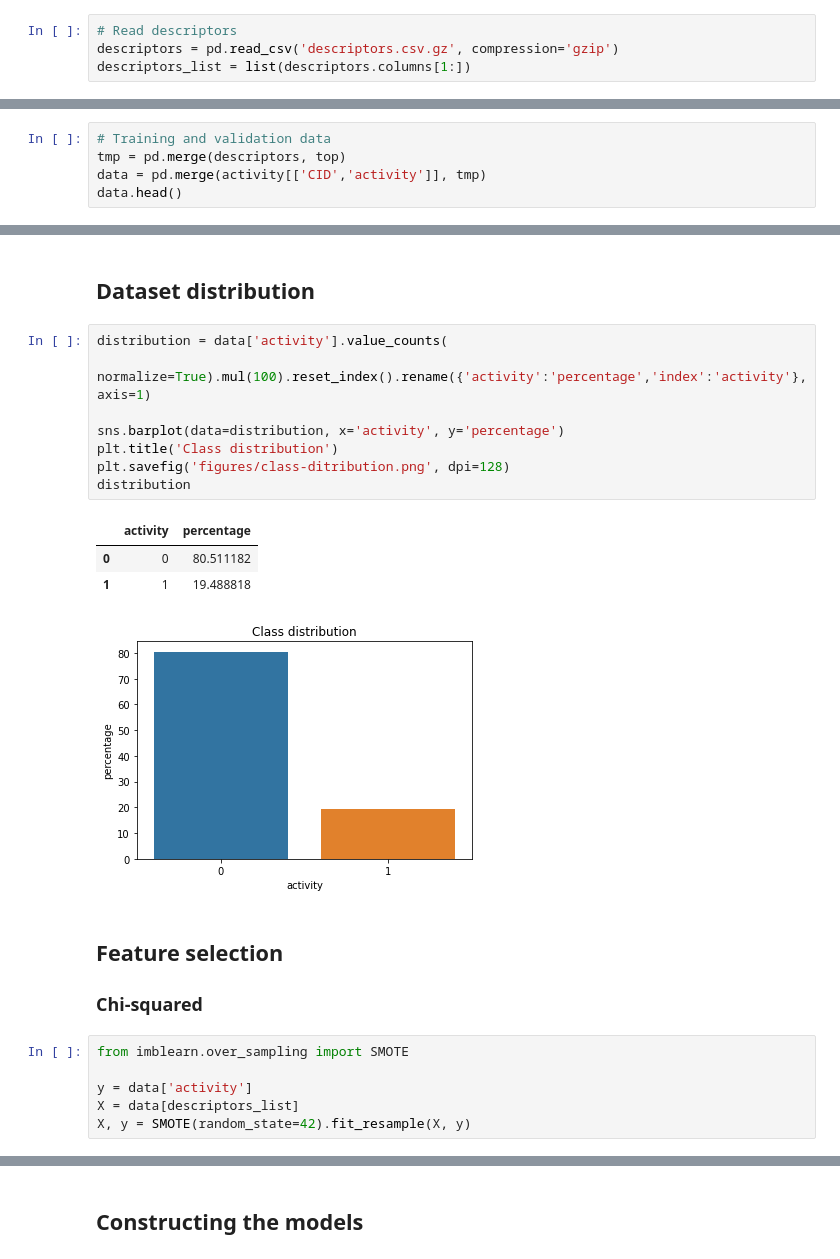
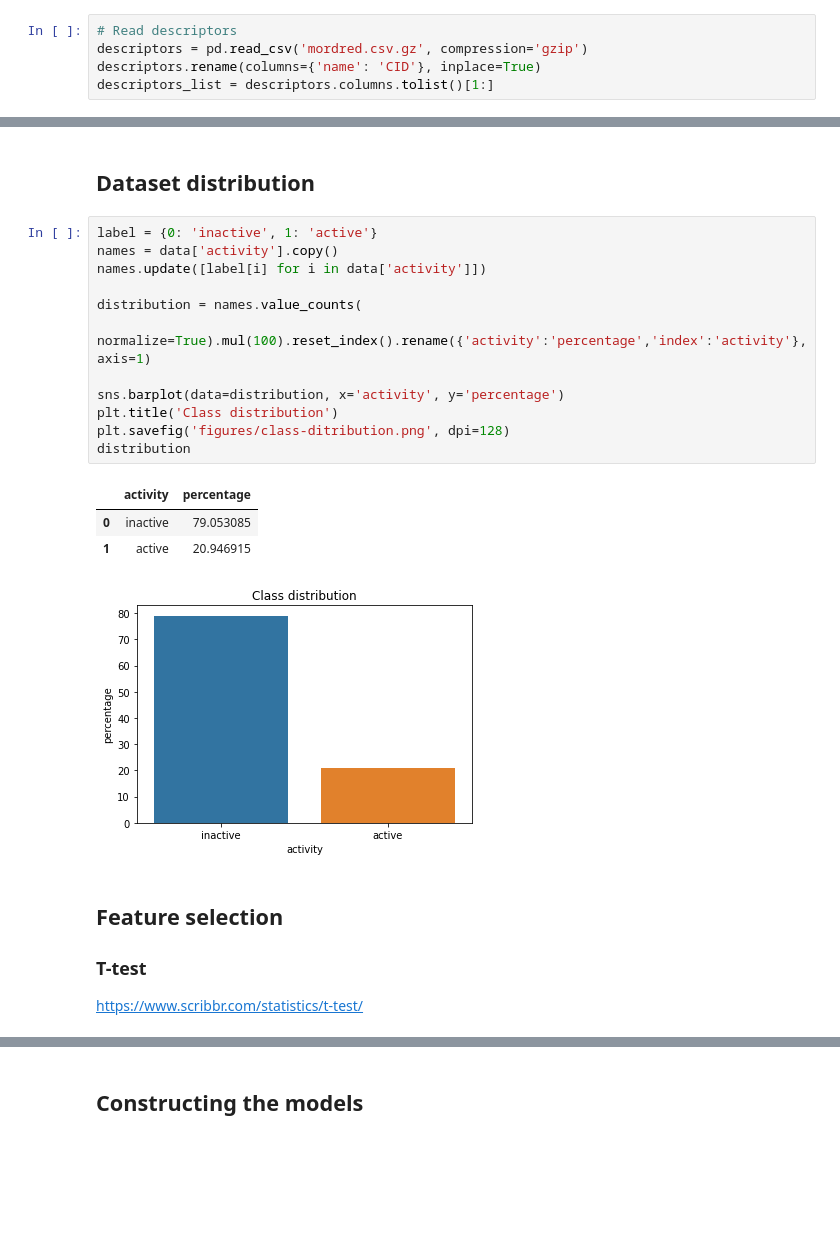
Before and after one commit to caiocrocha/SarsCov2Classifier, a Jupyter notebook: notebooks/ML.ipynb, the cells around one changed output, grey strips where cells are left out. Saved outputs shown, nothing was run; the diff lists cells and outputs as text; blank space fills up the shorter version.

Commit message:
Descritores do Mordred

```diff
--- a/notebooks/ML.ipynb
+++ b/notebooks/ML.ipynb
@@ -137,4 +108,5 @@ write_rdkit_descriptors(activity, 'descriptors.csv')
 # %%
 # Read descriptors
-descriptors = pd.read_csv('descriptors.csv.gz', compression='gzip')
-descriptors_list = list(descriptors.columns[1:])
+descriptors = pd.read_csv('mordred.csv.gz', compression='gzip')
+descriptors.rename(columns={'name': 'CID'}, inplace=True)
+descriptors_list = descriptors.columns.tolist()[1:]
@@ -174,5 +166,0 @@ top = pd.merge(top_qvina, top_plants)
-# %%
-# Training and validation data
-tmp = pd.merge(descriptors, top)
-data = pd.merge(activity[['CID','activity']], tmp)
-data.head()
@@ -188,26 +168,25 @@ data.head()
 <a id='distribution'></a>
 ## Dataset distribution
 # %%
-distribution = data['activity'].value_counts(
+label = {0: 'inactive', 1: 'active'}
+names = data['activity'].copy()
+names.update([label[i] for i in data['activity']])
+
+distribution = names.value_counts(
     normalize=True).mul(100).reset_index().rename({'activity':'percentage','index':'activity'}, axis=1)
 
 sns.barplot(data=distribution, x='activity', y='percentage')
 plt.title('Class distribution')
 plt.savefig('figures/class-ditribution.png', dpi=128)
 distribution
 # %% [output]
 |  | activity | percentage |
-| 0 | 0 | 80.511182 |
-| 1 | 1 | 19.488818 |
+| 0 | inactive | 79.053085 |
+| 1 | active | 20.946915 |
-[figure, old version]
+[figure, new version]
 # %% [markdown]
 <a id='feature'></a>
 ## Feature selection
-<a id='chi2'></a>
-### Chi-squared
+<a id='t_test'></a>
+### T-test
+https://www.scribbr.com/statistics/t-test/
-# %%
-from imblearn.over_sampling import SMOTE
-
-y = data['activity']
-X = data[descriptors_list]
-X, y = SMOTE(random_state=42).fit_resample(X, y)
```
Also changed, not shown: parts of 42 cells of this notebook, 27 other files.
